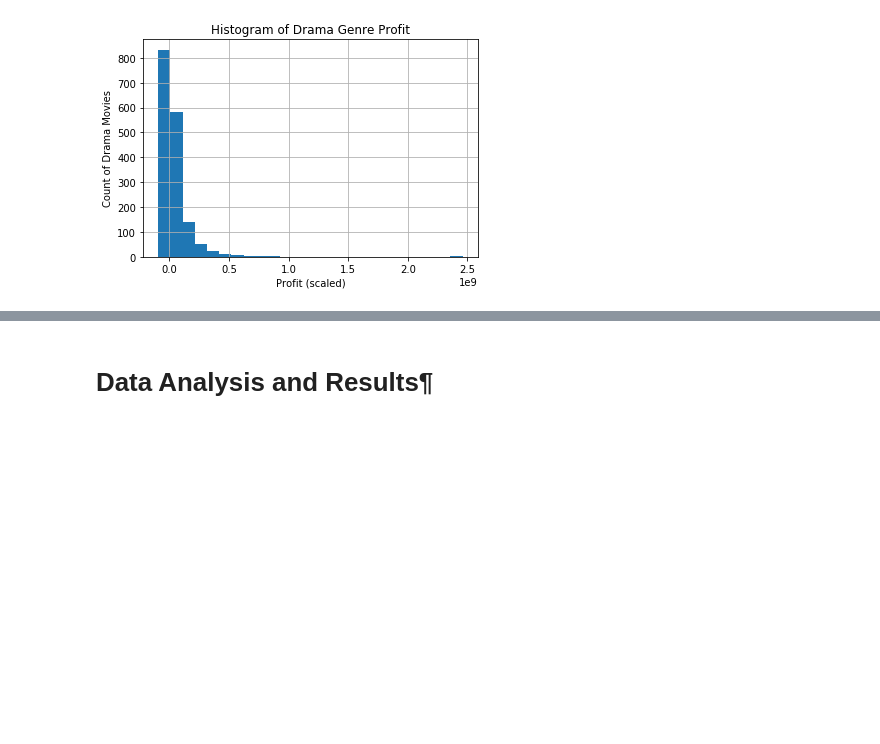
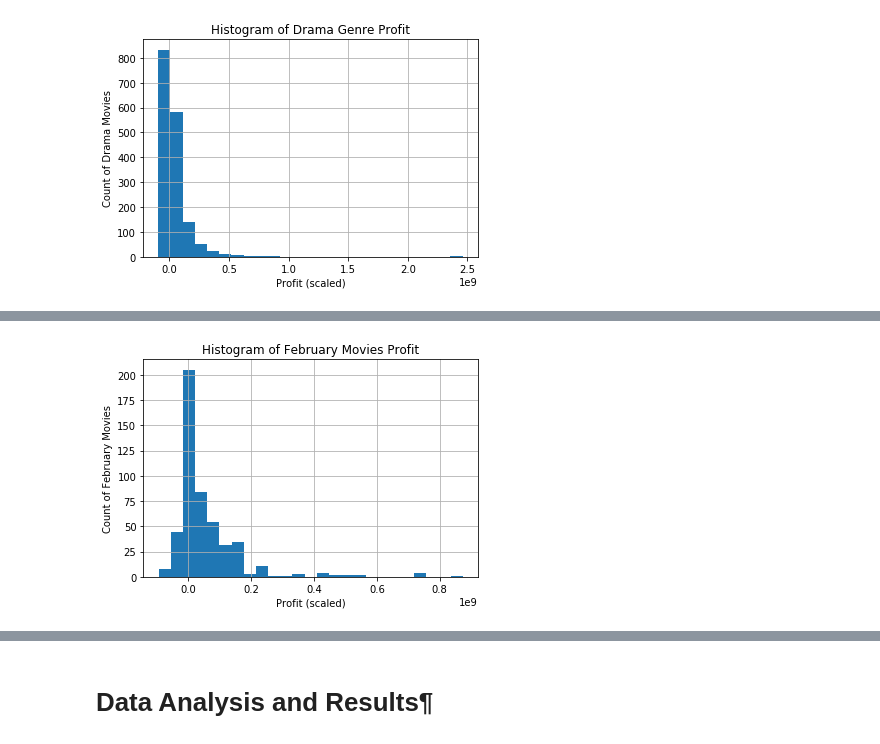
Before and after one commit to k-chau/What-Makes-a-Movie-Profit-, a Jupyter notebook: FinalProject.ipynb, the cells around one changed output, grey strips where cells are left out. Drawn from its saved outputs; the diff is of its cells as text; code cells hidden in the pictures; blank space fills up the shorter version.

```diff
--- a/FinalProject.ipynb
+++ b/FinalProject.ipynb
@@ -409,0 +368,8 @@ f12 = plt.gcf()
+# %%
+df[df["month"] == 2].hist(column='profit', bins=25)
+plt.xlabel('Profit (scaled)')
+plt.ylabel('Count of February Movies')
+plt.title('Histogram of February Movies Profit')
+f_February = plt.gcf()
+# %% [output]
+[figure, added]
```
Also changed, not shown: parts of 23 cells of this notebook.
